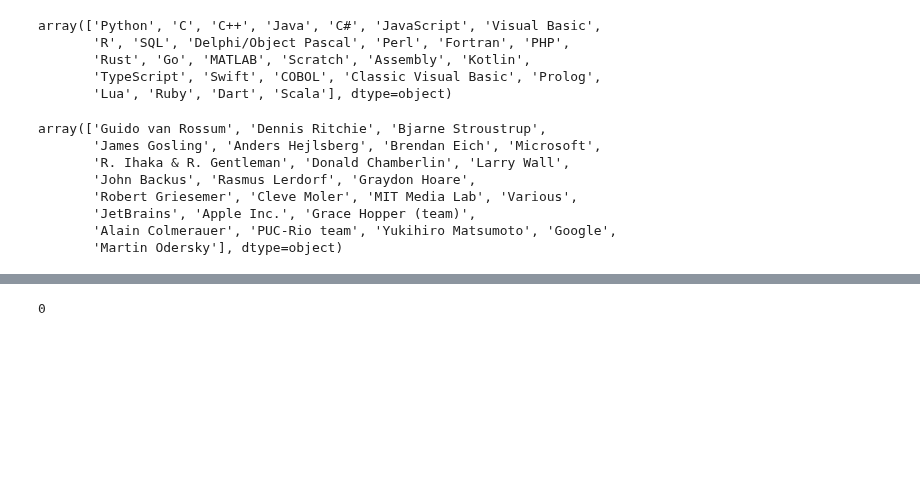
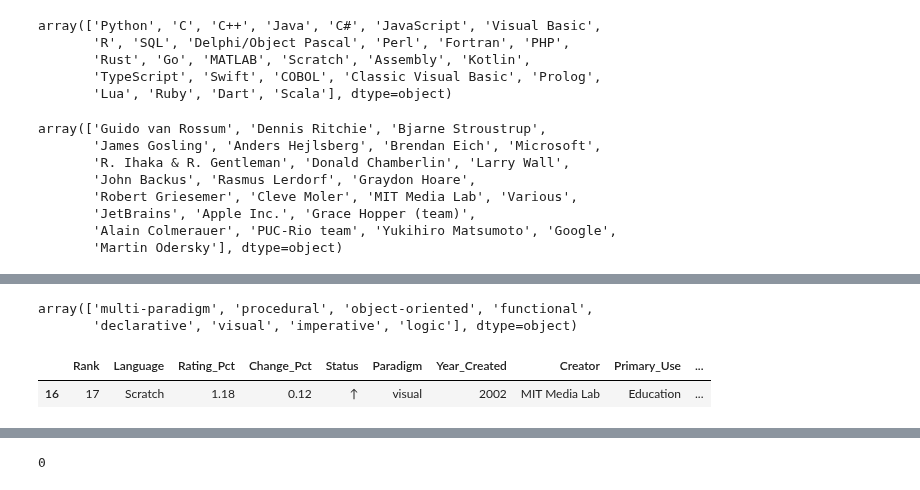
Before and after one commit to ppandomail/lp, a Jupyter notebook: doc/01-intro.ipynb, the cells around one changed output, grey strips where cells are left out. Drawn from its saved outputs; the diff is of its cells as text; code cells hidden in the pictures; blank space fills up the shorter version.

```diff
--- a/doc/01-intro.ipynb
+++ b/doc/01-intro.ipynb
@@ -381,4 +419,13 @@ array(['Guido van Rossum', 'Dennis Ritchie', 'Bjarne Stroustrup',
 # %%
 df['Paradigm'] = df['Paradigm'].str.lower()
+df['Paradigm'].unique()
+# %% [output]
+array(['multi-paradigm', 'procedural', 'object-oriented', 'functional',
+       'declarative', 'visual', 'imperative', 'logic'], dtype=object)
+# %%
+df[df['Paradigm'] == 'visual']
+# %% [output]
+|  | Rank | Language | Rating_Pct | Change_Pct | Status | Paradigm | Year_Created | Creator | Primary_Use | ... |
+| 16 | 17 | Scratch | 1.18 | 0.12 | ↑ | visual | 2002 | MIT Media Lab | Education | ... |
 # %%
 df['Typing'] = df['Typing'].str.lower()
```
Also changed, not shown: parts of 7 cells of this notebook, 7 other files.
